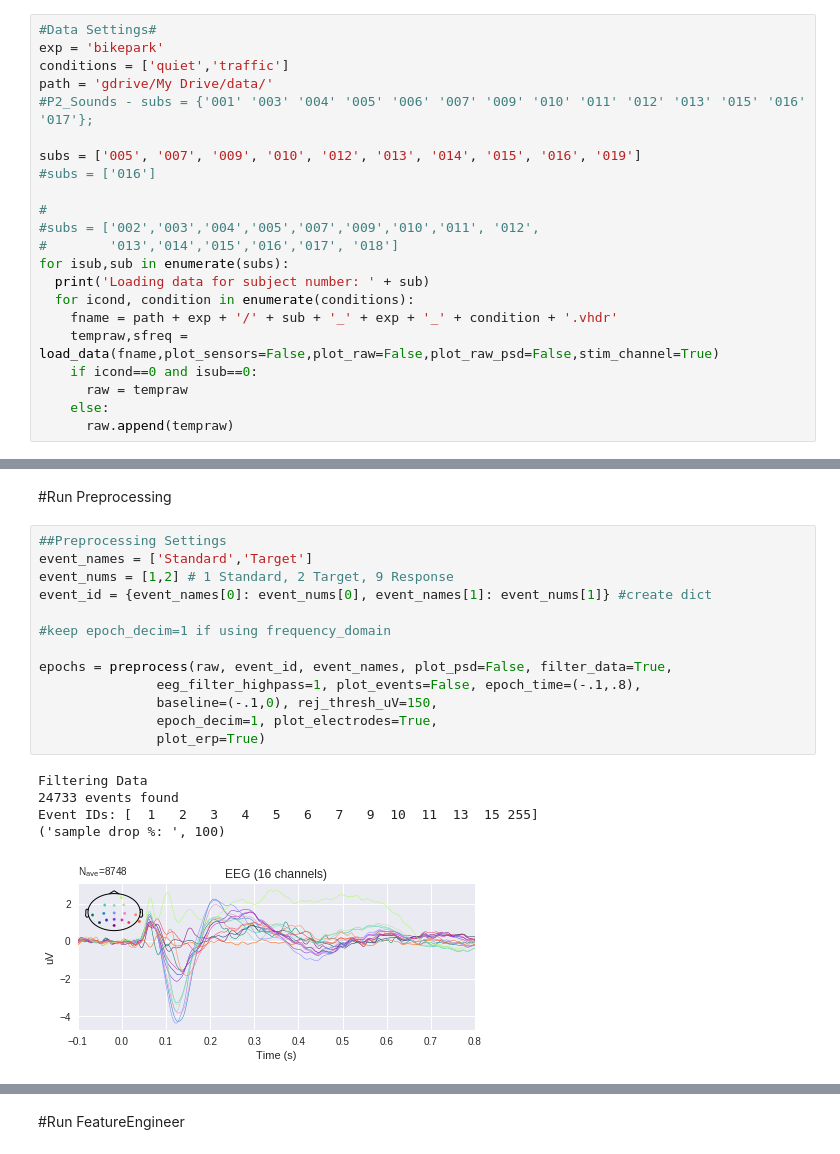
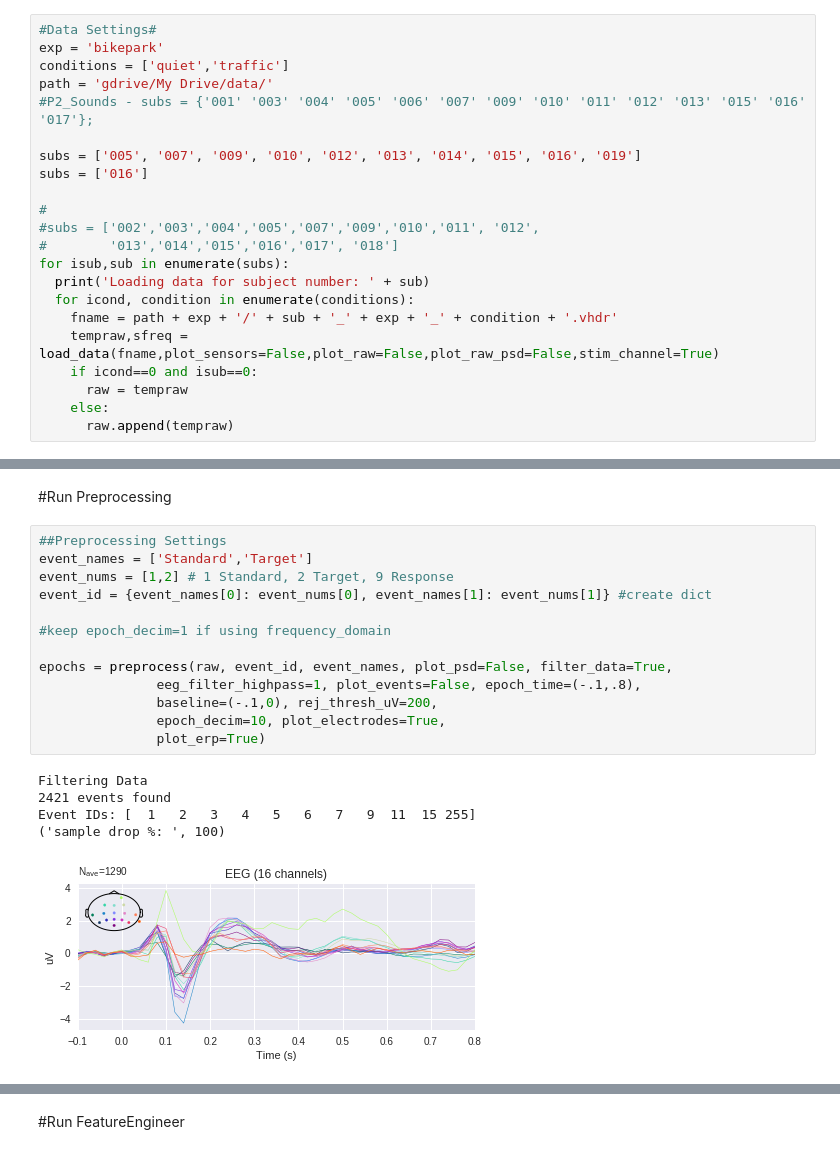
Before and after one commit to kylemath/DeepEEG, a Jupyter notebook: notebooks/DeepEEG.ipynb, the cells around one changed output, grey strips where cells are left out. Cells and saved outputs as stored; diff of their text form.

```diff
--- a/notebooks/DeepEEG.ipynb
+++ b/notebooks/DeepEEG.ipynb
@@ -532,7 +538,7 @@ path = 'gdrive/My Drive/data/'
 #P2_Sounds - subs = {'001' '003' '004' '005' '006' '007' '009' '010' '011' '012' '013' '015' '016' '017'};
 
 subs = ['005', '007', '009', '010', '012', '013', '014', '015', '016', '019']
-#subs = ['016']
+subs = ['016']
 
 #
 #subs = ['002','003','004','005','007','009','010','011', '012',
@@ -628,19 +571,19 @@ Reading 0 ... 1015009  =      0.000 ...  2030.018 secs...
 # %%
 ##Preprocessing Settings
 event_names = ['Standard','Target']
 event_nums = [1,2] # 1 Standard, 2 Target, 9 Response
 event_id = {event_names[0]: event_nums[0], event_names[1]: event_nums[1]} #create dict
 
 #keep epoch_decim=1 if using frequency_domain
 
 epochs = preprocess(raw, event_id, event_names, plot_psd=False, filter_data=True,
                eeg_filter_highpass=1, plot_events=False, epoch_time=(-.1,.8),
-               baseline=(-.1,0), rej_thresh_uV=150,
-               epoch_decim=1, plot_electrodes=True,
+               baseline=(-.1,0), rej_thresh_uV=200,
+               epoch_decim=10, plot_electrodes=True,
                plot_erp=True)
 # %% [output]
 Filtering Data
-24733 events found
-Event IDs: [  1   2   3   4   5   6   7   9  10  11  13  15 255]
+2421 events found
+Event IDs: [  1   2   3   4   5   6   7   9  11  15 255]
 ('sample drop %: ', 100)
-[figure, old version]
+[figure, new version]
```
Also changed, not shown: parts of 10 cells of this notebook.
